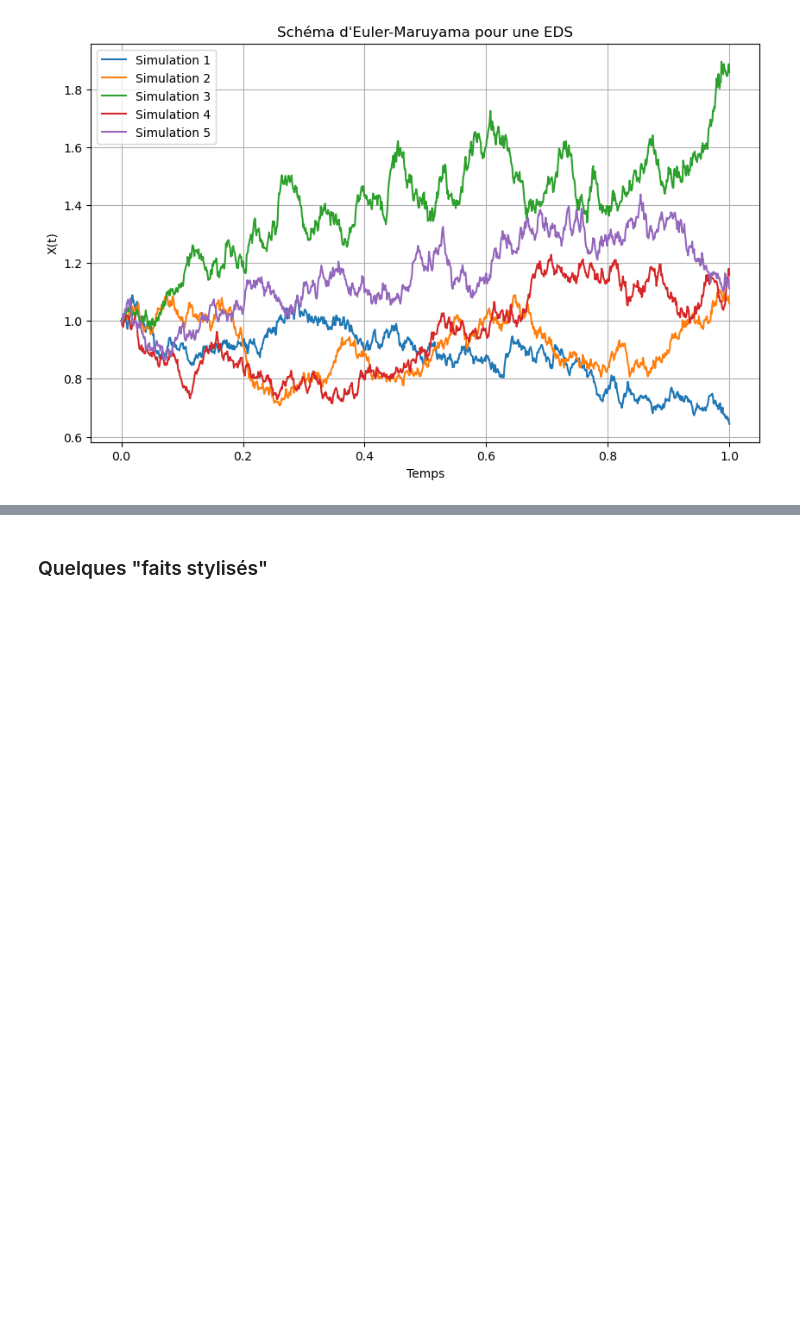
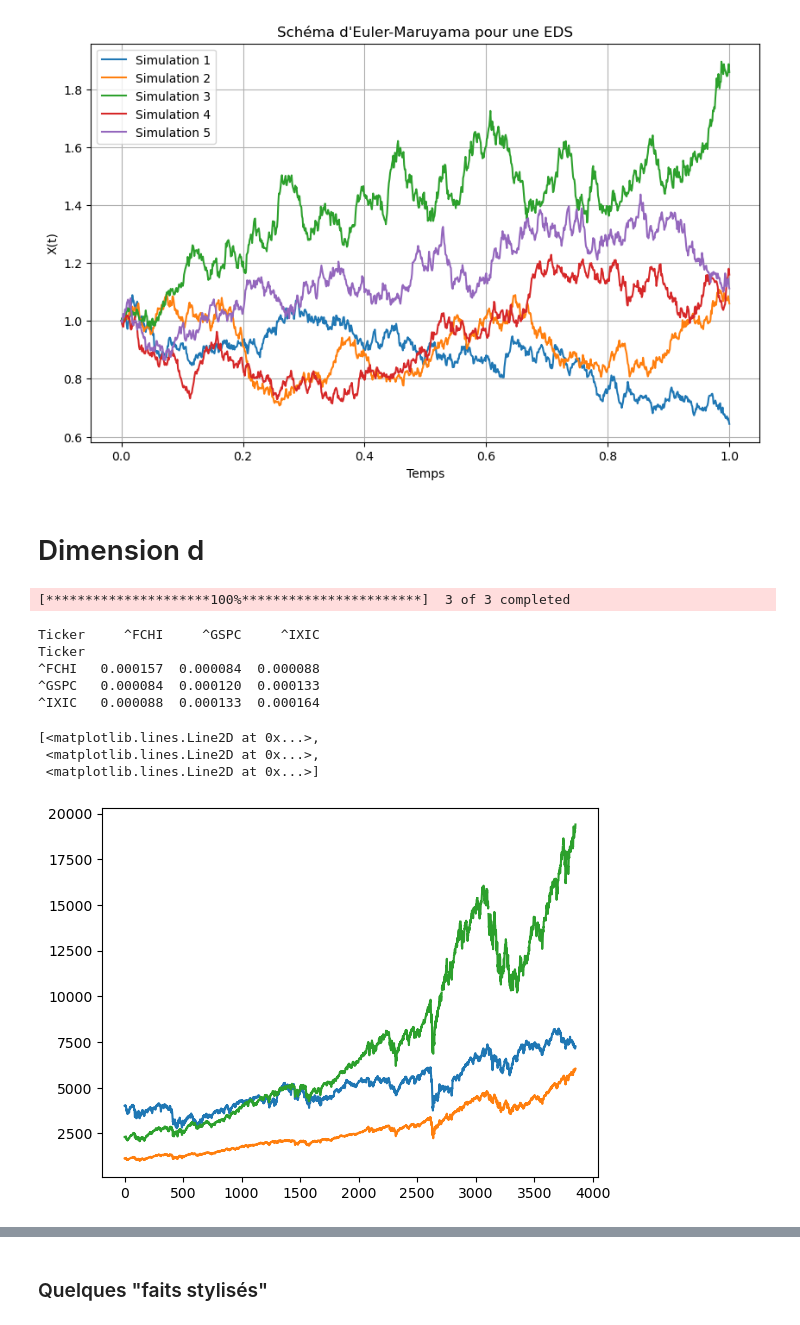
Before and after one commit to alexandreviard/DL-Portfolio-CMAP, a Jupyter notebook: simulation/test_NB.ipynb, the cells around one changed output, grey strips where cells are left out. Saved outputs shown, nothing was run; the diff lists cells and outputs as text; code cells hidden in the pictures; blank space fills up the shorter version.

Commit message:
Creation du notebook pour la data synthétique

```diff
--- a/test_NB.ipynb
+++ b/simulation/test_NB.ipynb
@@ -110,3 +106,41 @@ plt.grid()
 plt.show()
 # %% [output]
 [figure]
+# %% [markdown]
+# Dimension d
+# %%
+index = ['^GSPC', '^IXIC', '^FCHI'] # S&P 500, NASDAQ CAC ['AAPL', 'XOM']
+
+interval = '1d'
+
+def frequency(interval):
+    if interval == '1mo':
+        return 12
+    if interval == '1y':
+        return 1
+    if interval == '1d':
+        return 252
+
+market_data = yf.download(index, start='2010-01-01', interval=interval).reset_index()
+market_data["Date"] = market_data["Date"].dt.strftime('%Y/%m')
+market_data = market_data[["Date", "Adj Close"]]
+
+market_returns = np.log(market_data['Adj Close']) - np.log(market_data['Adj Close'].shift(1))
+market_returns.dropna(inplace=True)
+mean_returns = market_returns.mean().values
+cov_market = market_returns.cov()
+print(cov_market)
+cov_market.values
+
+plt.plot(market_data['Adj Close'])
+# %% [output]
+[*********************100%***********************]  3 of 3 completed
+Ticker     ^FCHI     ^GSPC     ^IXIC
+Ticker
+^FCHI   0.000157  0.000084  0.000088
+^GSPC   0.000084  0.000120  0.000133
+^IXIC   0.000088  0.000133  0.000164
+[<matplotlib.lines.Line2D at 0x...>,
+ <matplotlib.lines.Line2D at 0x...>,
+ <matplotlib.lines.Line2D at 0x...>]
+[figure, added]
```
Also changed, not shown: parts of 8 cells of this notebook, 3 other files.
